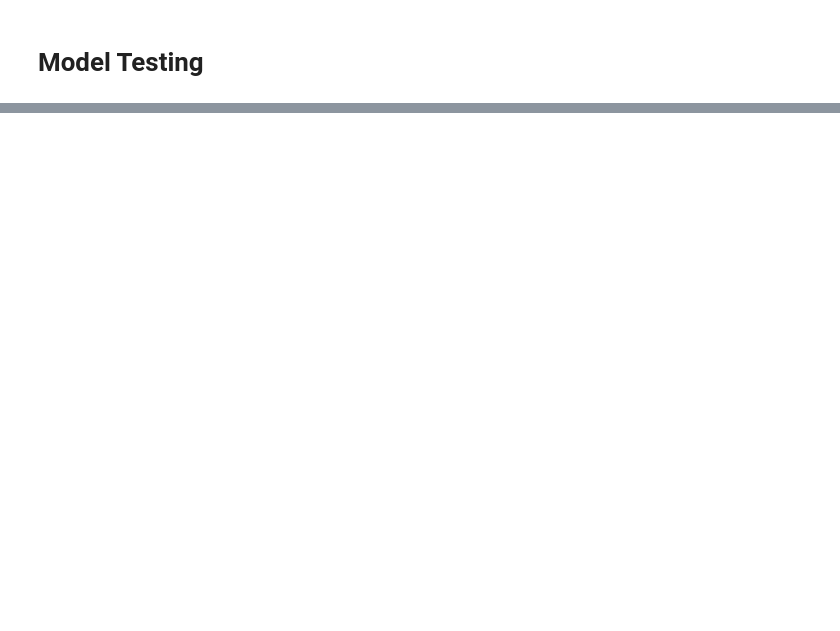
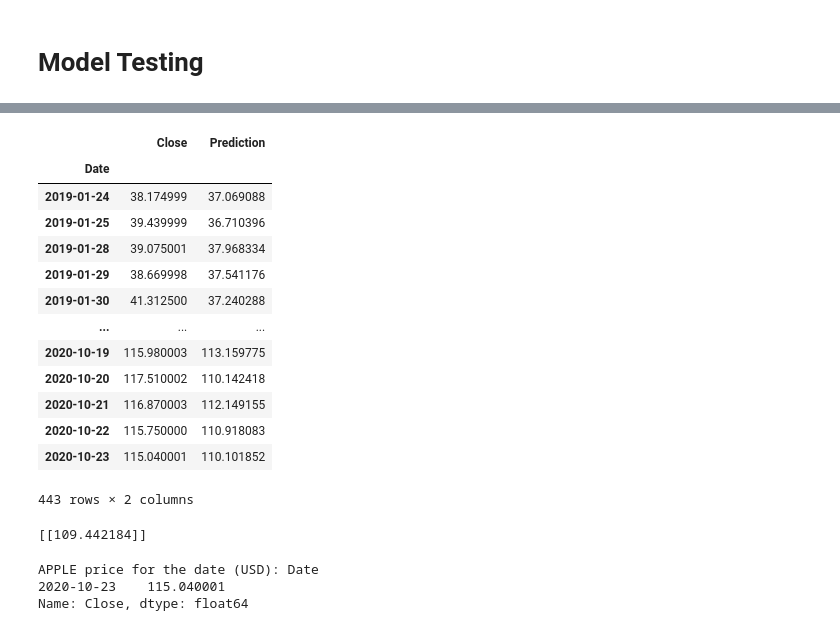
Before and after one commit to amornvitz/HCIA-AI, a Jupyter notebook: HCIA_AI_Day2_Stock_Price_Prediction_with_ML.ipynb, the cells around one changed output, grey strips where cells are left out. Saved outputs shown, nothing was run; the diff lists cells and outputs as text; code cells hidden in the pictures; blank space fills up the shorter version.

```diff
--- a/HCIA_AI_Day2_Stock_Price_Prediction_with_ML.ipynb
+++ b/HCIA_AI_Day2_Stock_Price_Prediction_with_ML.ipynb
@@ -168,0 +180,50 @@ See the caveats in the documentation: https://pandas.pydata.org/pandas-docs/stab
+# %%
+# Display the actual (valid) and predicted prices
+valid
+# %% [output]
+|  | Close | Prediction |
+| Date |  |  |
+| 2019-01-24 | 38.174999 | 37.069088 |
+| 2019-01-25 | 39.439999 | 36.710396 |
+| 2019-01-28 | 39.075001 | 37.968334 |
+| 2019-01-29 | 38.669998 | 37.541176 |
+| 2019-01-30 | 41.312500 | 37.240288 |
+| ... | ... | ... |
+| 2020-10-19 | 115.980003 | 113.159775 |
+| 2020-10-20 | 117.510002 | 110.142418 |
+| 2020-10-21 | 116.870003 | 112.149155 |
+| 2020-10-22 | 115.750000 | 110.918083 |
+| 2020-10-23 | 115.040001 | 110.101852 |
+443 rows × 2 columns
+# %%
+# Get the quote
+apple_quote=web.DataReader('AAPL',data_source='yahoo',start='2012-01-01',end='2020-10-23')
+# Create a new dataframe
+new_df=apple_quote.filter(['Close'])
+# Get the last 60 days of closing price
+last_60_days=new_df[-60:].values
+# Scale the data to be values between 0 to 1
+last_60_days_scaled=scaler.transform(last_60_days)
+# Create an empty list
+x_test1=[]
+# Append the past 60 days
+x_test1.append(last_60_days_scaled)
+# Convert the x_test1 dataset to a numpy array
+x_test1=np.array(x_test1)
+# Reshape the data
+x_test1=np.reshape(x_test1,(x_test1.shape[0],x_test1.shape[1],1))
+# Get the predicted scaled price
+pred_price=model.predict(x_test1)
+# Undo the scaling /normalisation
+pred_price=scaler.inverse_transform(pred_price)
+print(pred_price)
+# %% [output]
+[[109.442184]]
+# %%
+# Extract the actual price of APPLE on a particular day
+apple_quote_now=web.DataReader('AAPL',data_source='yahoo',start='2020-10-23',end='2020-10-23')
+print("APPLE price for the date (USD):",apple_quote_now['Close'])
+# %% [output]
+APPLE price for the date (USD): Date
+2020-10-23    115.040001
+Name: Close, dtype: float64
```
Also changed, not shown: parts of 5 cells of this notebook.
